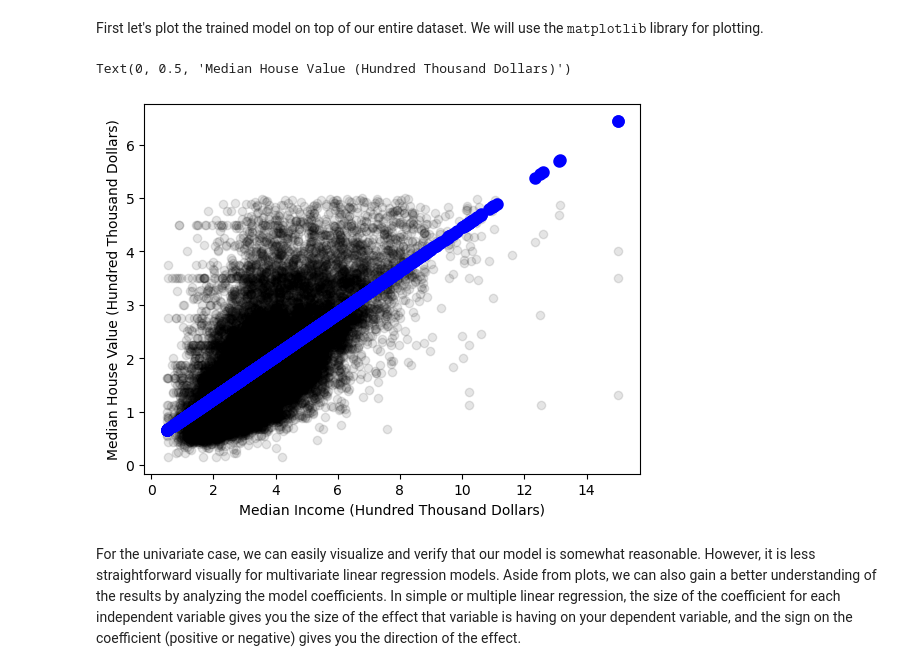
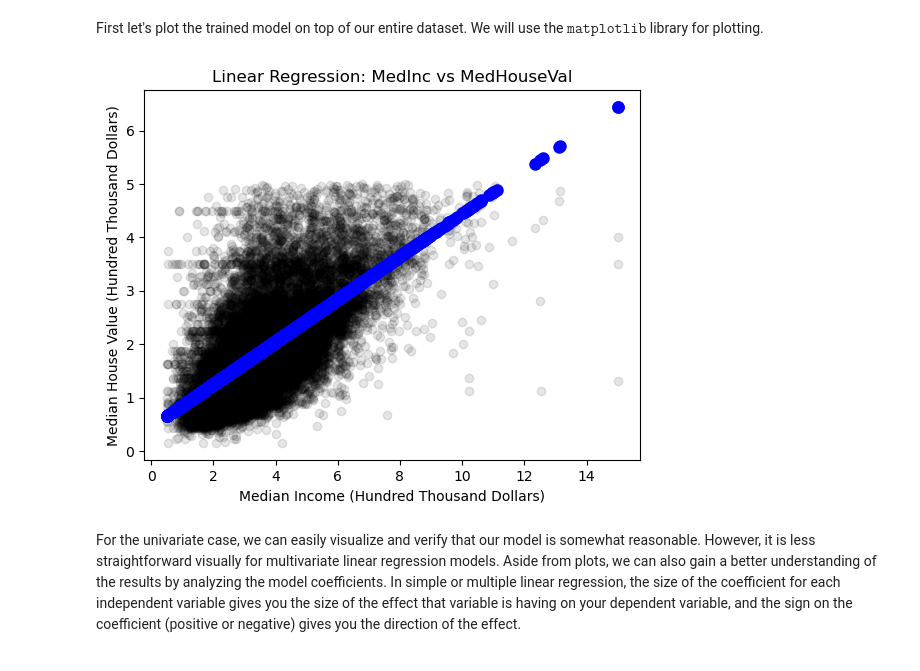
Before and after one commit to patrickyip0/Penn-Py-Intro_Predic_analysis-_Regress, a Jupyter notebook: Demo_Codes/Linear Regression/Linear Regression Coding Demo.ipynb, the cells around one changed output. Saved outputs shown, nothing was run; the diff lists cells and outputs as text; code cells hidden in the pictures.

```diff
--- a/Demo_Codes/Linear Regression/Linear Regression Coding Demo.ipynb
+++ b/Demo_Codes/Linear Regression/Linear Regression Coding Demo.ipynb
@@ -227,16 +235,17 @@ Previously, we've trained our Linear Regression Model with Median Income as the
 # %% [markdown]
 First let's plot the trained model on top of our entire dataset. We will use the $\texttt{matplotlib}$ library for plotting.
 # %%
-from matplotlib import pyplot as plt
+from matplotlib import pyplot as plt # Import matplotlib for plotting
 
 # Plot outputs
-plt.scatter(X, y, color="black", alpha=0.1)
-plt.scatter(X_train, y_pred_train, color="blue", linewidth=3)
-plt.xlabel("Median Income (Hundred Thousand Dollars)")
-plt.ylabel("Median House Value (Hundred Thousand Dollars)")
+plt.scatter(X, y, color="black", alpha=0.1) # Scatter plot of actual data points
+plt.scatter(X_train, y_pred_train, color="blue", linewidth=3) # Scatter plot of predicted values for training set
+plt.xlabel("Median Income (Hundred Thousand Dollars)") # Label for x-axis
+plt.ylabel("Median House Value (Hundred Thousand Dollars)") # Label for y-axis
+plt.title("Linear Regression: MedInc vs MedHouseVal") # Title of the plot
+plt.show() # Display the plot
 # %% [output]
-Text(0, 0.5, 'Median House Value (Hundred Thousand Dollars)')
-[figure, old version]
+[figure, new version]
 # %% [markdown]
 For the univariate case, we can easily visualize and verify that our model is somewhat reasonable. However, it is less straightforward visually for multivariate linear regression models. Aside from plots, we can also gain a better understanding of the results by analyzing the model coefficients. In simple or multiple linear regression, the size of the coefficient for each independent variable gives you the size of the effect that variable is having on your dependent variable, and the sign on the coefficient (positive or negative) gives you the direction of the effect.
 # %%
```
Also changed, not shown: parts of 19 cells of this notebook.
